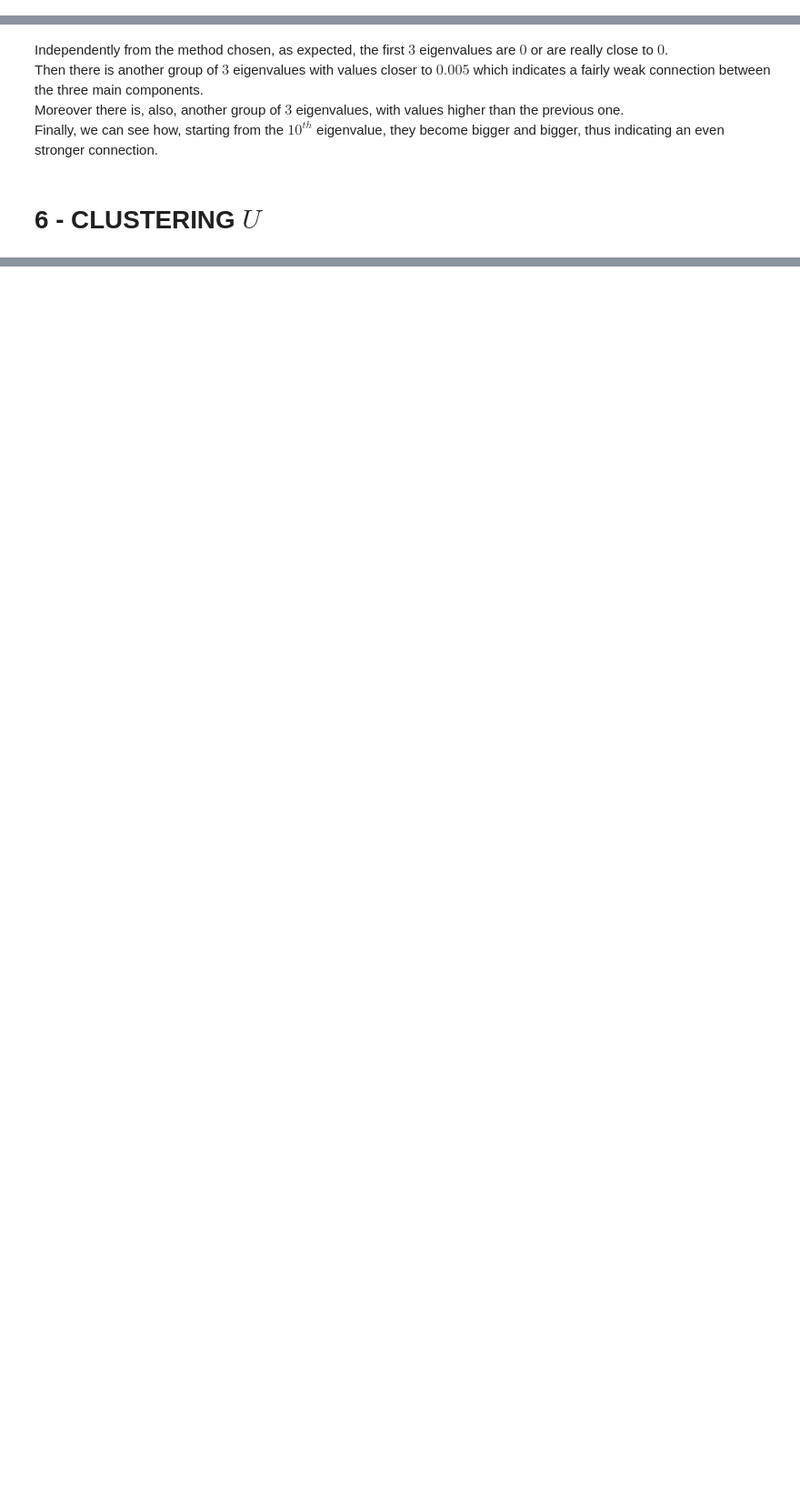
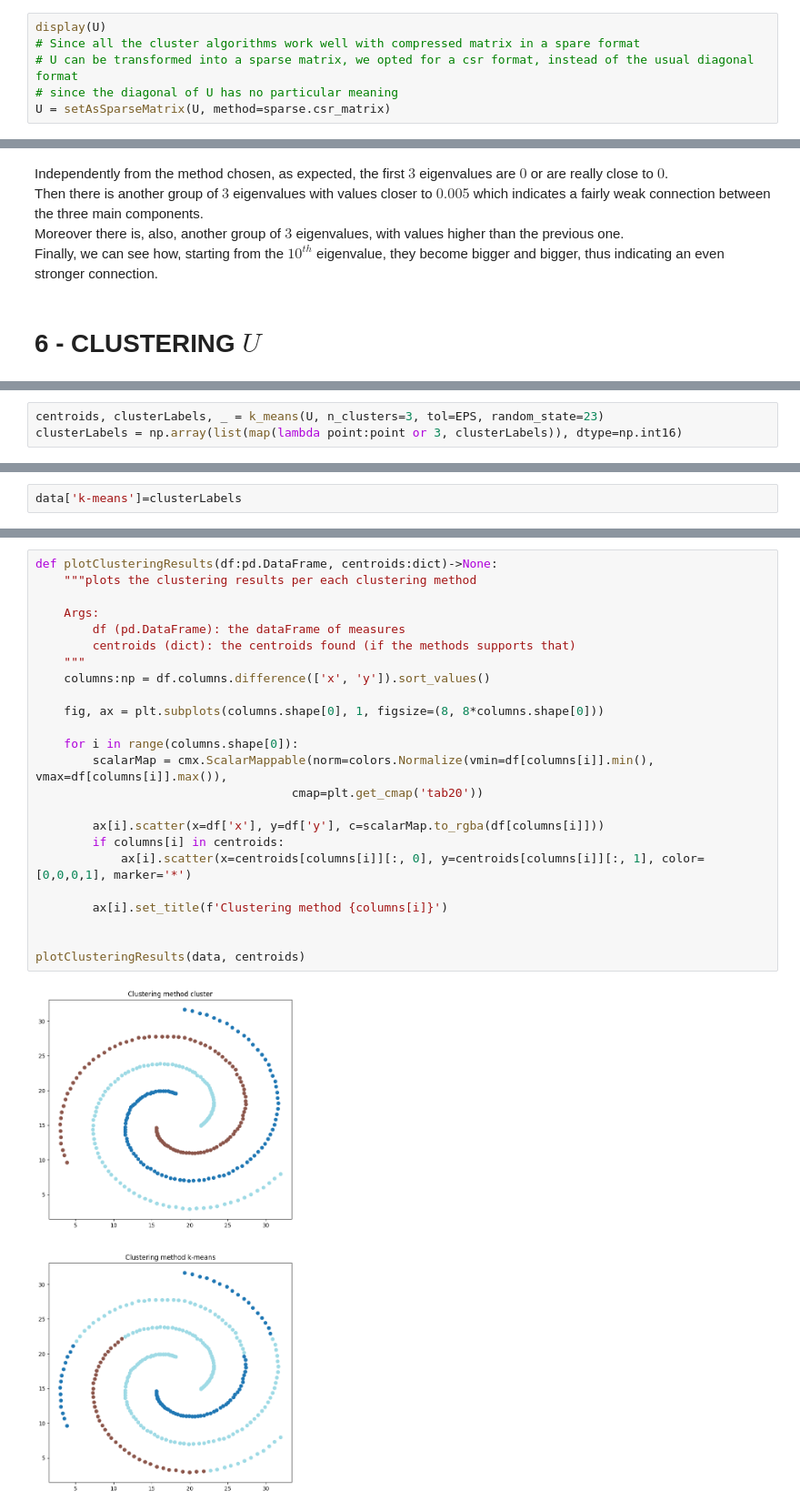
Before and after one commit to Nuzz23/02TWYSM-Computational-linear-algebra-for-large-scale-problems, a Jupyter notebook: Assignments/Berrone/HW_SC.ipynb, the cells around one changed output, grey strips where cells are left out. Shown: that part at 91% size. Saved outputs shown, nothing was run; the diff lists cells and outputs as text; blank space fills up the shorter version.

```diff
--- a/Assignments/Berrone/HW_SC.ipynb
+++ b/Assignments/Berrone/HW_SC.ipynb
@@ -392,0 +441,6 @@ eigenvalues, U = computeEigenpairs(L, method='deflation')
+# %%
+display(U)
+# Since all the cluster algorithms work well with compressed matrix in a spare format
+# U can be transformed into a sparse matrix, we opted for a csr format, instead of the usual diagonal format
+# since the diagonal of U has no particular meaning
+U = setAsSparseMatrix(U, method=sparse.csr_matrix)
@@ -399,0 +476,3 @@ Finally, we can see how, starting from the $10^{th}$ eigenvalue, they become big
+# %%
+centroids, clusterLabels, _ = k_means(U, n_clusters=3, tol=EPS, random_state=23)
+clusterLabels = np.array(list(map(lambda point:point or 3, clusterLabels)), dtype=np.int16)
@@ -399,0 +484,2 @@ Finally, we can see how, starting from the $10^{th}$ eigenvalue, they become big
+# %%
+data['k-means']=clusterLabels
@@ -399,0 +490,26 @@ Finally, we can see how, starting from the $10^{th}$ eigenvalue, they become big
+# %%
+def plotClusteringResults(df:pd.DataFrame, centroids:dict)->None:
+    """plots the clustering results per each clustering method
+
+    Args:
+        df (pd.DataFrame): the dataFrame of measures
+        centroids (dict): the centroids found (if the methods supports that)
+    """
+    columns:np = df.columns.difference(['x', 'y']).sort_values()
+
+    fig, ax = plt.subplots(columns.shape[0], 1, figsize=(8, 8*columns.shape[0]))
+
+    for i in range(columns.shape[0]):
+        scalarMap = cmx.ScalarMappable(norm=colors.Normalize(vmin=df[columns[i]].min(), vmax=df[columns[i]].max()),
+                                    cmap=plt.get_cmap('tab20'))
+
+        ax[i].scatter(x=df['x'], y=df['y'], c=scalarMap.to_rgba(df[columns[i]]))
+        if columns[i] in centroids:
+            ax[i].scatter(x=centroids[columns[i]][:, 0], y=centroids[columns[i]][:, 1], color=[0,0,0,1], marker='*')
+
+        ax[i].set_title(f'Clustering method {columns[i]}')
+
+
+plotClusteringResults(data, centroids)
+# %% [output]
+[figure, added]
```
Also changed, not shown: parts of 23 cells of this notebook.
